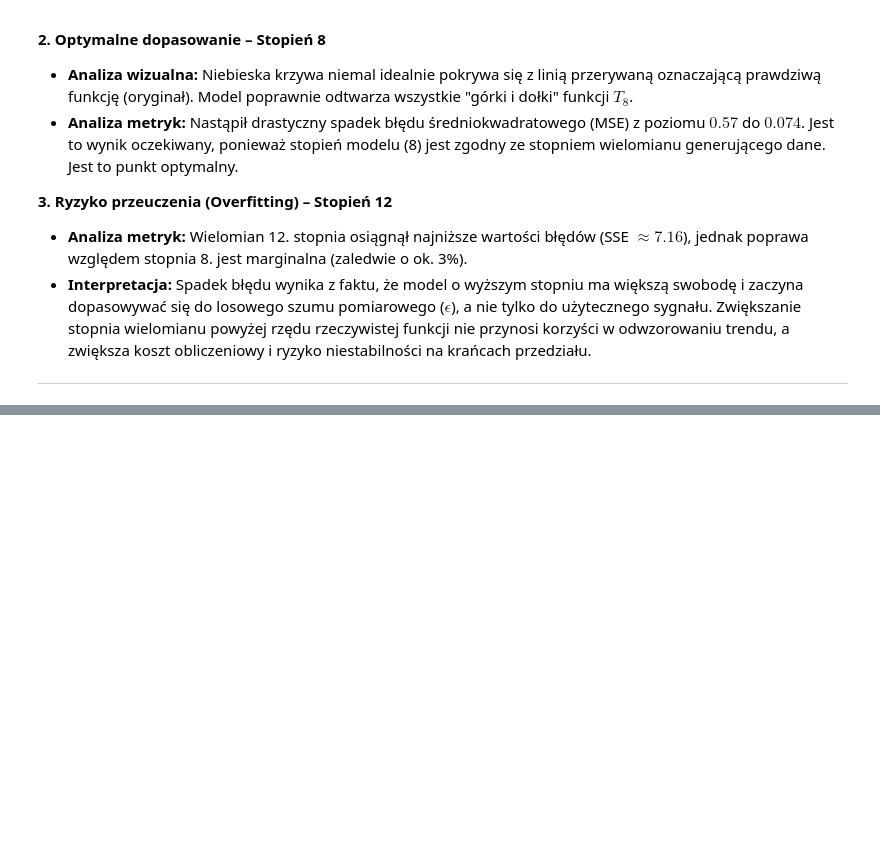
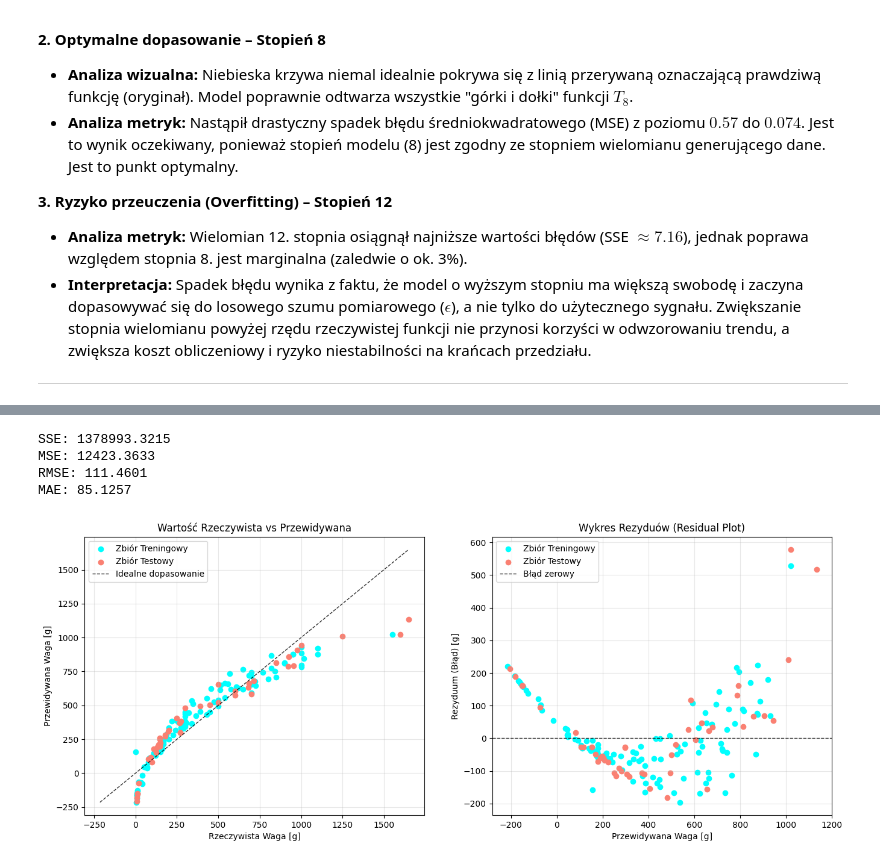
Before and after one commit to dmitrykitty/least-squares-approximation, a Jupyter notebook: solution.ipynb, the cells around one changed output, grey strips where cells are left out. Drawn from its saved outputs; the diff is of its cells as text; code cells hidden in the pictures; blank space fills up the shorter version.

```diff
--- a/solution.ipynb
+++ b/solution.ipynb
@@ -357,0 +380,6 @@ Na podstawie przeprowadzonego eksperymentu, analizy wykresu oraz zestawienia met
+# %%
+import pandas as pd
+from sklearn.model_selection import train_test_split
+
+df = pd.read_csv("data/Fish.csv")
+df
@@ -357,0 +400,54 @@ Na podstawie przeprowadzonego eksperymentu, analizy wykresu oraz zestawienia met
+# %%
+#Przygotowanie danych
+
+x = df[df.columns[2:]]
+y = df[df.columns[1]]
+
+x_train, x_test, y_train, y_test = train_test_split(x, y, test_size=0.3, random_state=13)
+A_train = np.c_[np.ones(len(x_train)), x_train]
+A_test = np.c_[np.ones(len(x_test)), x_test]
+# %%
+w = solve_LSQ_with_MoorePenrose_matrix(A_train, y_train)
+
+y_pred_train = A_train @ w
+y_pred_test = A_test @ w
+
+residuals_train = y_train - y_pred_train
+residuals_test = y_test - y_pred_test
+
+# metryki
+metrics = calculate_metrics(y_train, y_pred_train)
+
+print(f"SSE: {metrics['SSE']:.4f}")
+print(f"MSE: {metrics['MSE']:.4f}")
+print(f"RMSE: {metrics['RMSE']:.4f}")
+print(f"MAE: {metrics['MAE']:.4f}")
+
+#plot1
+fig, (ax1, ax2) = plt.subplots(1, 2, figsize=(16, 6))
+ax1.scatter(y_train, y_pred_train, color='aqua', label='Zbiór Treningowy')
+ax1.scatter(y_test, y_pred_test, color='salmon', label='Zbiór Testowy')
+all_vals = np.concatenate([y_train, y_test, y_pred_train, y_pred_test])
+min_val, max_val = all_vals.min(), all_vals.max()
+ax1.plot([min_val, max_val], [min_val, max_val], '--k', alpha=0.8, linewidth=1, label='Idealne dopasowanie')
+ax1.set_title("Wartość Rzeczywista vs Przewidywana")
+ax1.set_xlabel("Rzeczywista Waga [g]")
+ax1.set_ylabel("Przewidywana Waga [g]")
+ax1.legend()
+ax1.grid(True, alpha=0.3)
+
+#plot2
+ax2.scatter(y_pred_train, residuals_train, color='aqua', label='Zbiór Treningowy')
+ax2.scatter(y_pred_test, residuals_test, color='salmon', label='Zbiór Testowy')
+ax2.axhline(y=0, linestyle='--', color='black', alpha=0.8, linewidth=1, label='Błąd zerowy')
+ax2.set_title("Wykres Rezyduów")
+ax2.set_xlabel("Przewidywana Waga [g]")
+ax2.set_ylabel("Rezyduum (Błąd) [g]")
+ax2.legend()
+ax2.grid(True, alpha=0.3)
+# %% [output]
+SSE: 1378993.3215
+MSE: 12423.3633
+RMSE: 111.4601
+MAE: 85.1257
+[figure, added]
```
Also changed, not shown: parts of 8 cells of this notebook, 1 other file.
